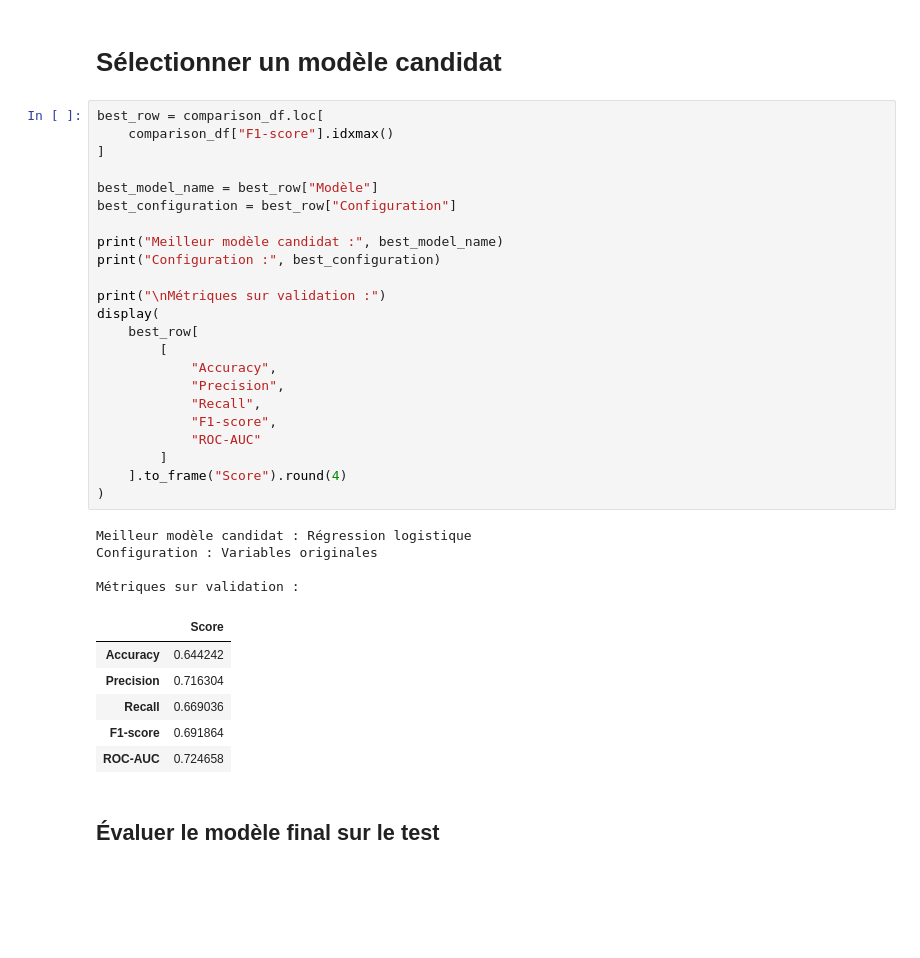
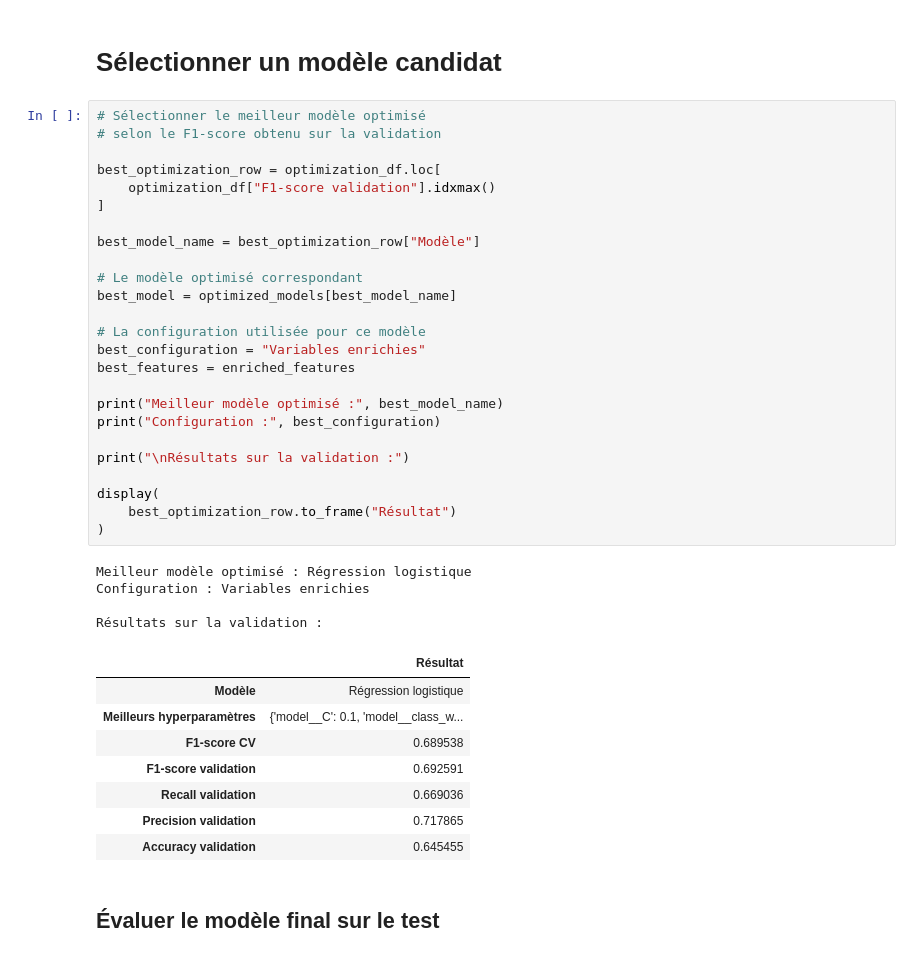
Before and after one commit to nadiagouroubera40-debug/Delais_de_Livraison, a Jupyter notebook: livraison.ipynb, the cells around one changed output. Cells and saved outputs as stored; diff of their text form; blank space fills up the shorter version.

```diff
--- a/livraison.ipynb
+++ b/livraison.ipynb
@@ -1459,39 +1626,43 @@ plt.show()
 # %% [markdown]
 # Sélectionner un modèle candidat
 # %%
-best_row = comparison_df.loc[
-    comparison_df["F1-score"].idxmax()
+# Sélectionner le meilleur modèle optimisé
+# selon le F1-score obtenu sur la validation
+
+best_optimization_row = optimization_df.loc[
+    optimization_df["F1-score validation"].idxmax()
 ]
 
-best_model_name = best_row["Modèle"]
-best_configuration = best_row["Configuration"]
+best_model_name = best_optimization_row["Modèle"]
 
-print("Meilleur modèle candidat :", best_model_name)
+# Le modèle optimisé correspondant
+best_model = optimized_models[best_model_name]
+
+# La configuration utilisée pour ce modèle
+best_configuration = "Variables enrichies"
+best_features = enriched_features
+
+print("Meilleur modèle optimisé :", best_model_name)
 print("Configuration :", best_configuration)
 
-print("\nMétriques sur validation :")
+print("\nRésultats sur la validation :")
+
 display(
-    best_row[
-        [
-            "Accuracy",
-            "Precision",
-            "Recall",
-            "F1-score",
-            "ROC-AUC"
-        ]
-    ].to_frame("Score").round(4)
+    best_optimization_row.to_frame("Résultat")
 )
 # %% [output]
-Meilleur modèle candidat : Régression logistique
-Configuration : Variables originales
+Meilleur modèle optimisé : Régression logistique
+Configuration : Variables enrichies
 
-Métriques sur validation :
+Résultats sur la validation :
-|  | Score |
-| Accuracy | 0.644242 |
-| Precision | 0.716304 |
-| Recall | 0.669036 |
-| F1-score | 0.691864 |
-| ROC-AUC | 0.724658 |
+|  | Résultat |
+| Modèle | Régression logistique |
+| Meilleurs hyperparamètres | {'model__C': 0.1, 'model__class_w... |
+| F1-score CV | 0.689538 |
+| F1-score validation | 0.692591 |
+| Recall validation | 0.669036 |
+| Precision validation | 0.717865 |
+| Accuracy validation | 0.645455 |
 # %% [markdown]
 ## Évaluer le modèle final sur le test
 # %%
```
Also changed, not shown: parts of 6 cells of this notebook, 1 other file.
